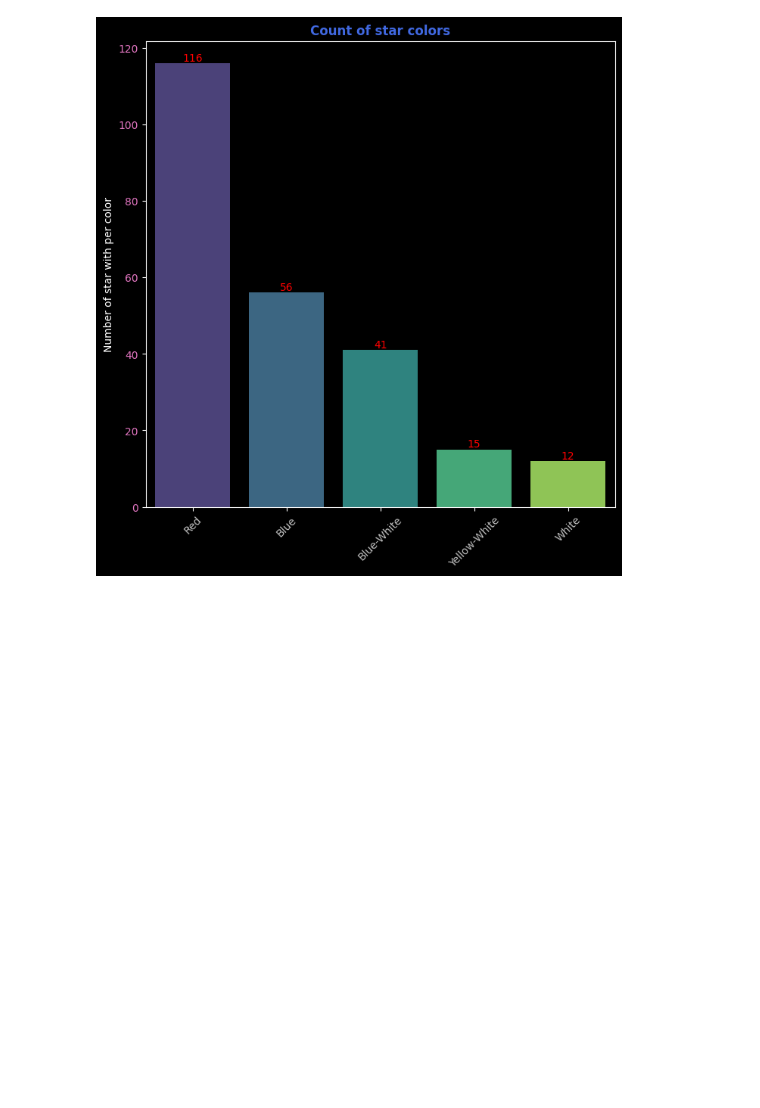
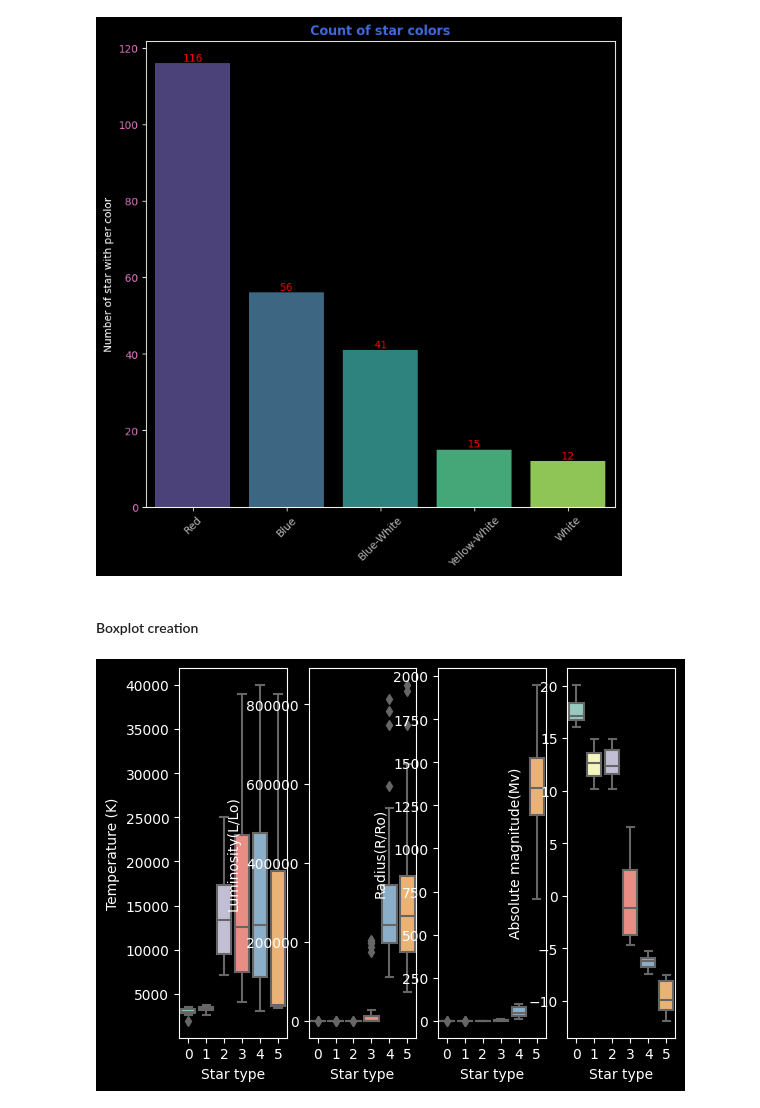
Before and after one commit to Simone-Smaldore/Astronomical-Data-Analysis, a Jupyter notebook: Astronomical Data Analysis.ipynb, the cells around one changed output. Cells and saved outputs as stored; diff of their text form; code cells hidden in the pictures; blank space fills up the shorter version.

Commit message:
Added boxplot pairplot and first version of HR plot

```diff
--- a/Astronomical Data Analysis.ipynb
+++ b/Astronomical Data Analysis.ipynb
@@ -103,3 +103,17 @@ plt.savefig(f'plots/count_of_star_colors.png')
 plt.show()
 # %% [output]
 [figure]
+# %% [markdown]
+#### Boxplot creation
+# %%
+plt.subplot(1,4,1)
+sns.boxplot(x=df_astronomical_data['Star type'], y=df_astronomical_data['Temperature (K)'])
+plt.subplot(1,4,2)
+sns.boxplot(x=df_astronomical_data['Star type'], y=df_astronomical_data['Luminosity(L/Lo)'])
+plt.subplot(1,4,3)
+sns.boxplot(x=df_astronomical_data['Star type'], y=df_astronomical_data['Radius(R/Ro)'])
+plt.subplot(1,4,4)
+sns.boxplot(x=df_astronomical_data['Star type'], y=df_astronomical_data['Absolute magnitude(Mv)'])
+plt.show()
+# %% [output]
+[figure, added]
```
Also changed, not shown: parts of 10 cells of this notebook, 3 other files.
